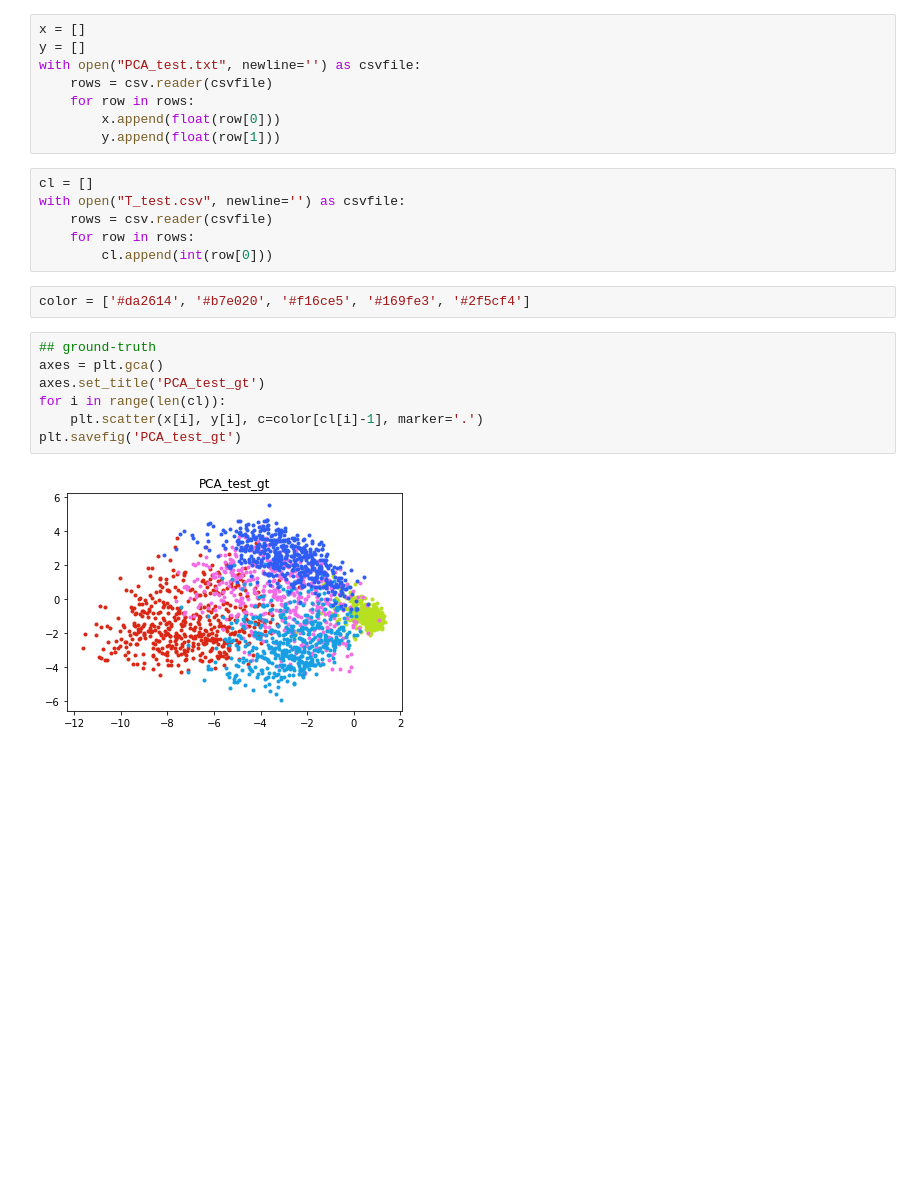
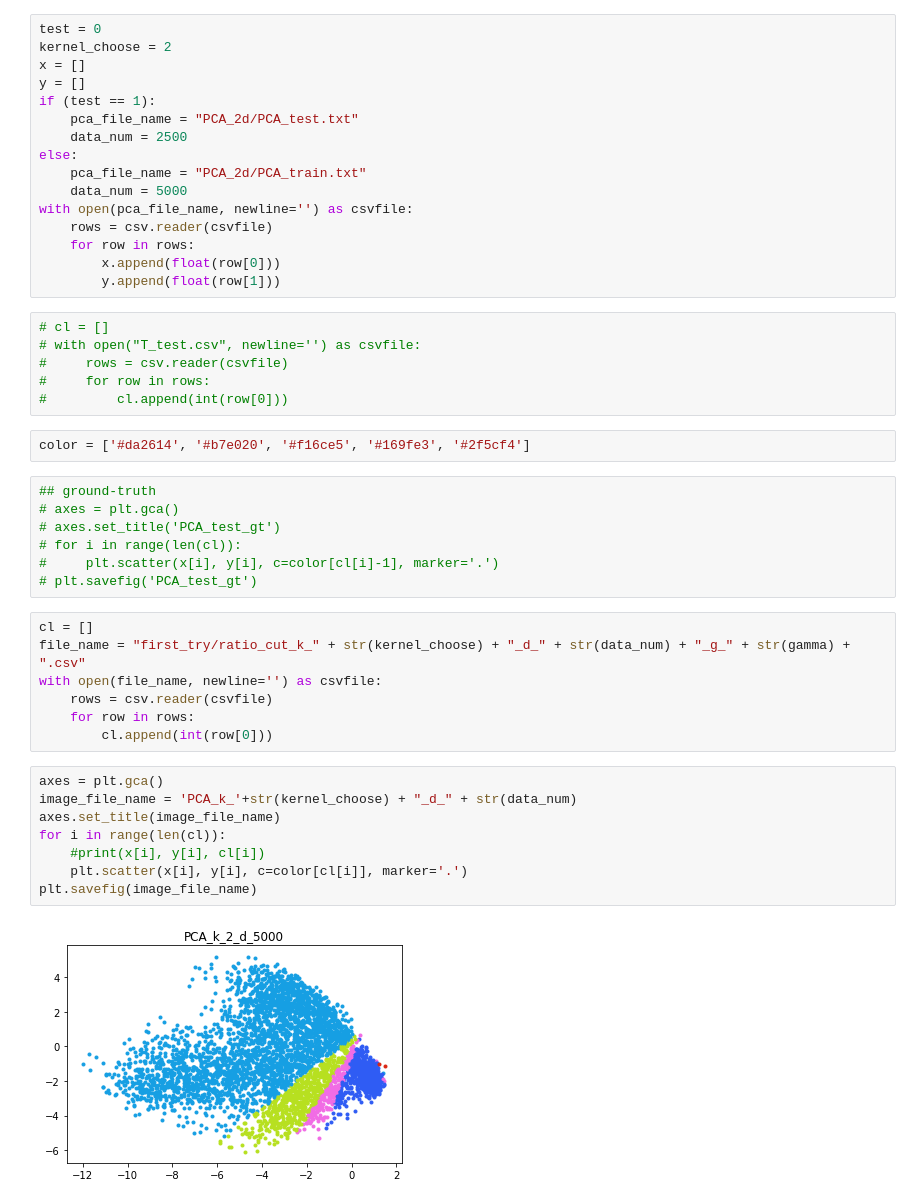
Before and after one commit to heathcliffYang/ML_HW_2018, a Jupyter notebook: HW7/Plotting.ipynb, the cells around one changed output. Drawn from its saved outputs; the diff is of its cells as text; blank space fills up the shorter version.

```diff
--- a/HW7/Plotting.ipynb
+++ b/HW7/Plotting.ipynb
@@ -3,27 +3,50 @@ import csv
 import numpy as np
 from matplotlib import pyplot as plt
 # %%
+test = 0
+kernel_choose = 2
 x = []
 y = []
-with open("PCA_test.txt", newline='') as csvfile:
+if (test == 1):
+    pca_file_name = "PCA_2d/PCA_test.txt"
+    data_num = 2500
+else:
+    pca_file_name = "PCA_2d/PCA_train.txt"
+    data_num = 5000
+with open(pca_file_name, newline='') as csvfile:
     rows = csv.reader(csvfile)
     for row in rows:
         x.append(float(row[0]))
         y.append(float(row[1]))
 # %%
-cl = []
-with open("T_test.csv", newline='') as csvfile:
-    rows = csv.reader(csvfile)
-    for row in rows:
-        cl.append(int(row[0]))
+# cl = []
+# with open("T_test.csv", newline='') as csvfile:
+#     rows = csv.reader(csvfile)
+#     for row in rows:
+#         cl.append(int(row[0]))
 # %%
 color = ['#da2614', '#b7e020', '#f16ce5', '#169fe3', '#2f5cf4']
 # %%
 ## ground-truth
-axes = plt.gca()
-axes.set_title('PCA_test_gt')
-for i in range(len(cl)):
-    plt.scatter(x[i], y[i], c=color[cl[i]-1], marker='.')
-plt.savefig('PCA_test_gt')
+# axes = plt.gca()
+# axes.set_title('PCA_test_gt')
+# for i in range(len(cl)):
+#     plt.scatter(x[i], y[i], c=color[cl[i]-1], marker='.')
+# plt.savefig('PCA_test_gt')
-# %% [output]
-[figure, removed]
+# %%
+cl = []
+file_name = "first_try/ratio_cut_k_" + str(kernel_choose) + "_d_" + str(data_num) + "_g_" + str(gamma) + ".csv"
+with open(file_name, newline='') as csvfile:
+    rows = csv.reader(csvfile)
+    for row in rows:
+        cl.append(int(row[0]))
+# %%
+axes = plt.gca()
+image_file_name = 'PCA_k_'+str(kernel_choose) + "_d_" + str(data_num)
+axes.set_title(image_file_name)
+for i in range(len(cl)):
+    #print(x[i], y[i], cl[i])
+    plt.scatter(x[i], y[i], c=color[cl[i]], marker='.')
+plt.savefig(image_file_name)
+# %% [output]
+[figure, added]
```
Also changed, not shown: parts of 1 cell of this notebook, 1 other file.
